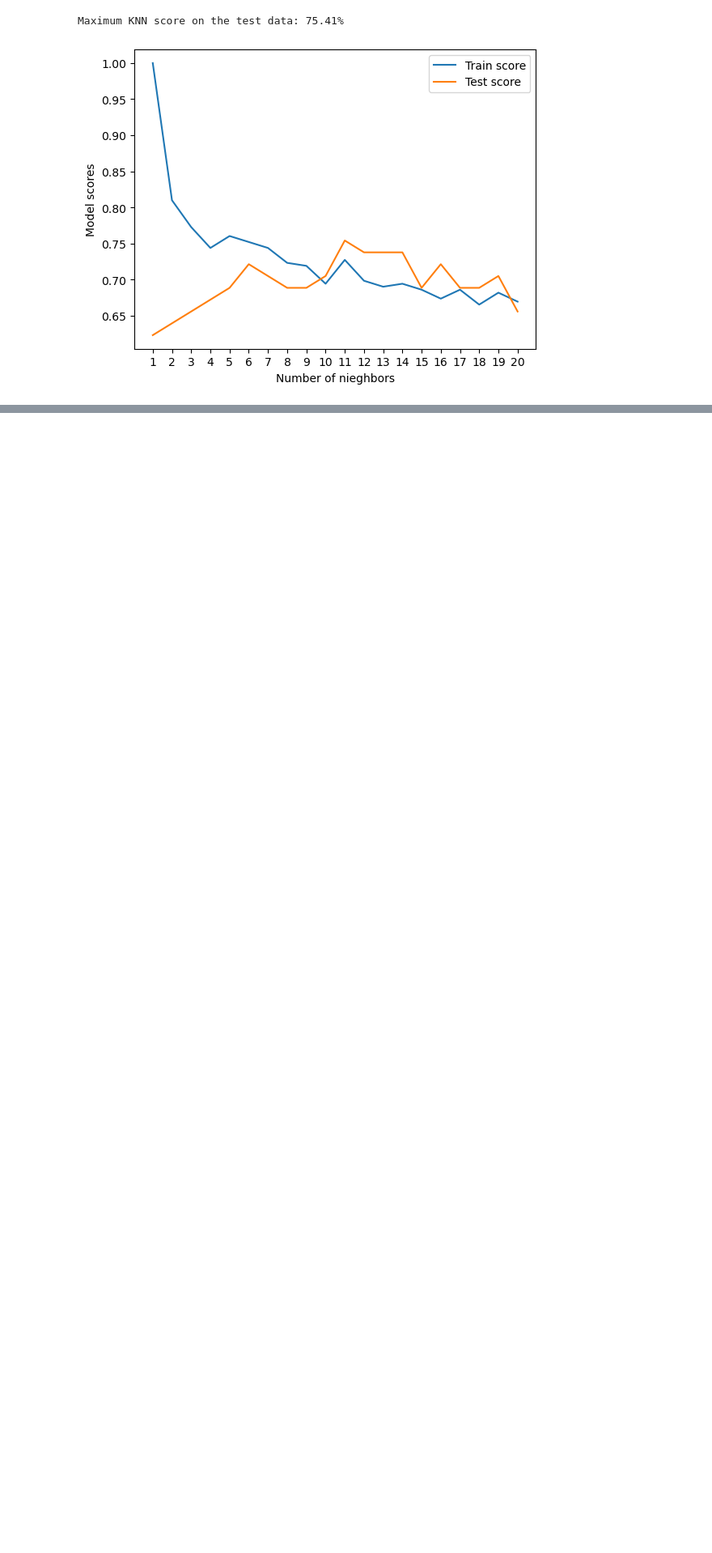
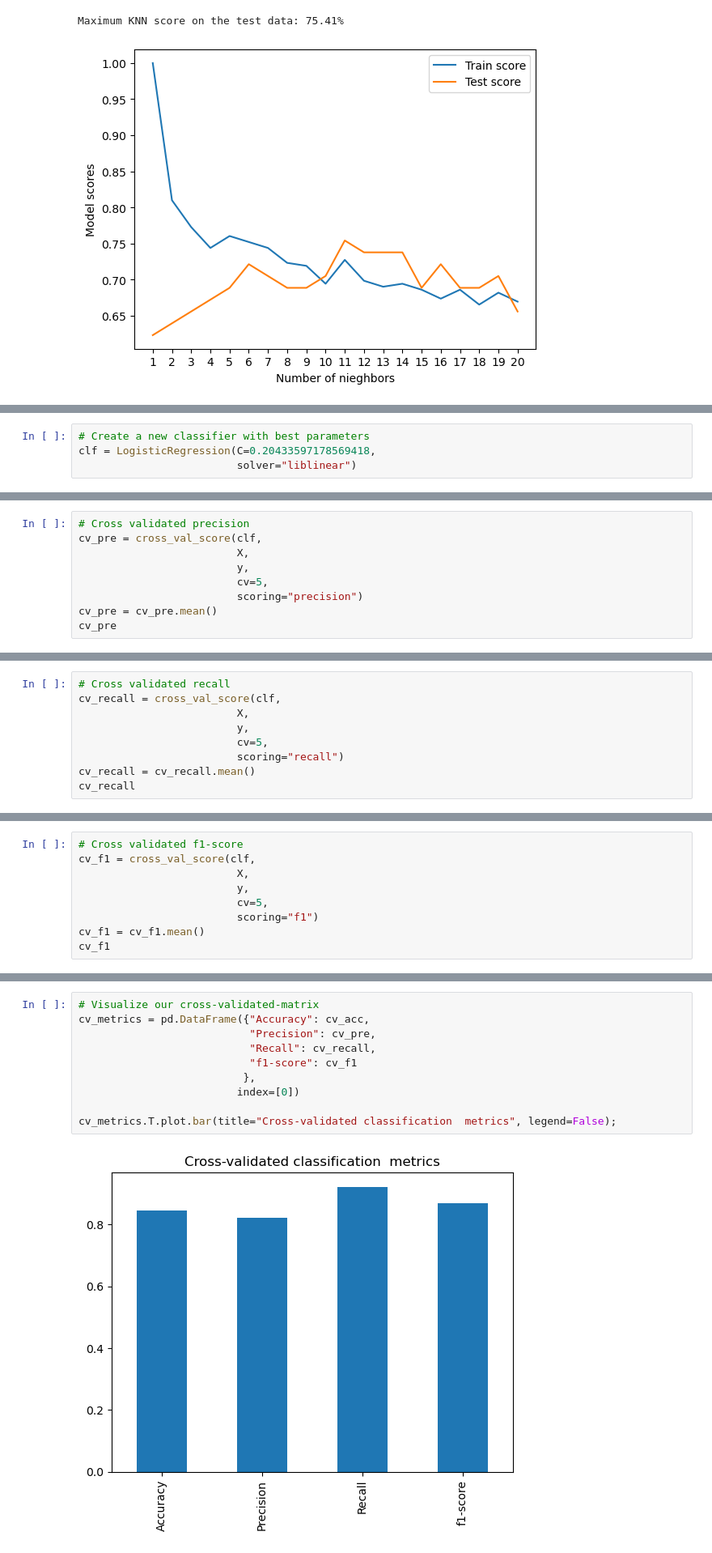
Before and after one commit to AnushkJain2201/heart-disease-project, a Jupyter notebook: heart-disease-classification.ipynb, the cells around one changed output, grey strips where cells are left out. Shown: that part at 81% size. Cells and saved outputs as stored; diff of their text form; blank space fills up the shorter version.

```diff
--- a/heart-disease-classification.ipynb
+++ b/heart-disease-classification.ipynb
@@ -522,0 +751,4 @@ Maximum KNN score on the test data: 75.41%
+# %%
+# Create a new classifier with best parameters
+clf = LogisticRegression(C=0.20433597178569418,
+                         solver="liblinear")
@@ -522,0 +766,9 @@ Maximum KNN score on the test data: 75.41%
+# %%
+# Cross validated precision
+cv_pre = cross_val_score(clf,
+                         X,
+                         y,
+                         cv=5,
+                         scoring="precision")
+cv_pre = cv_pre.mean()
+cv_pre
@@ -522,0 +777,9 @@ Maximum KNN score on the test data: 75.41%
+# %%
+# Cross validated recall
+cv_recall = cross_val_score(clf,
+                         X,
+                         y,
+                         cv=5,
+                         scoring="recall")
+cv_recall = cv_recall.mean()
+cv_recall
@@ -522,0 +788,9 @@ Maximum KNN score on the test data: 75.41%
+# %%
+# Cross validated f1-score
+cv_f1 = cross_val_score(clf,
+                         X,
+                         y,
+                         cv=5,
+                         scoring="f1")
+cv_f1 = cv_f1.mean()
+cv_f1
@@ -522,0 +799,12 @@ Maximum KNN score on the test data: 75.41%
+# %%
+# Visualize our cross-validated-matrix
+cv_metrics = pd.DataFrame({"Accuracy": cv_acc,
+                           "Precision": cv_pre,
+                           "Recall": cv_recall,
+                           "f1-score": cv_f1
+                          },
+                         index=[0])
+
+cv_metrics.T.plot.bar(title="Cross-validated classification  metrics", legend=False);
+# %% [output]
+[figure, added]
```
Also changed, not shown: parts of 30 cells of this notebook.
